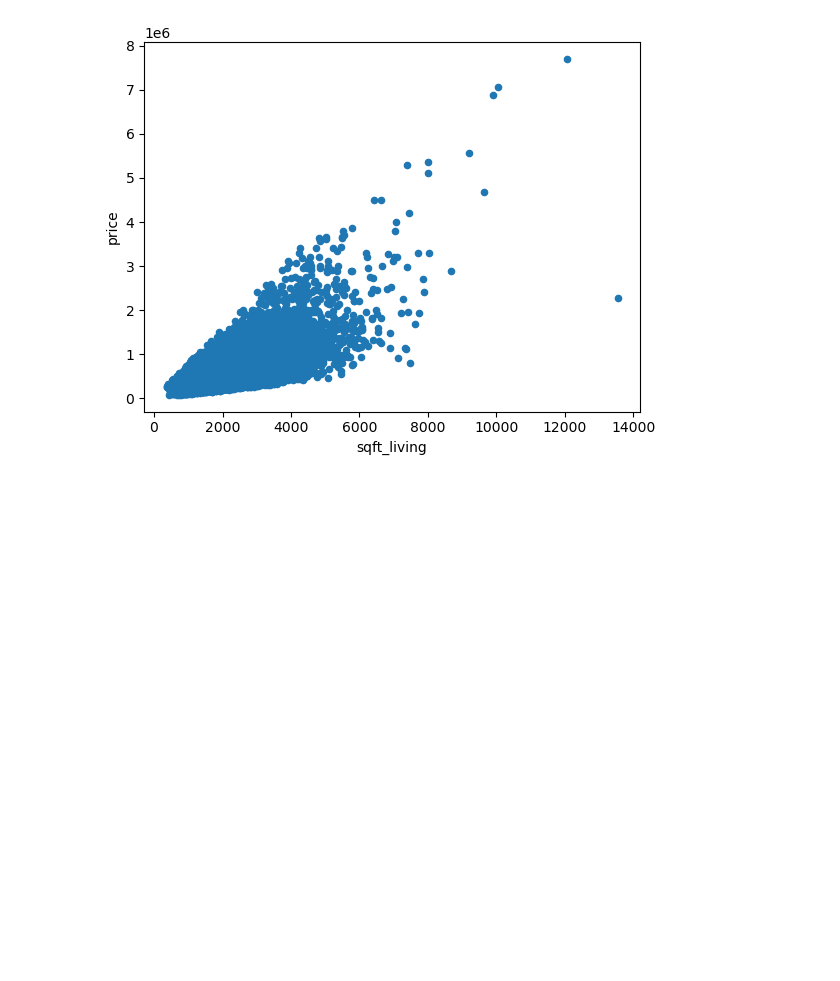
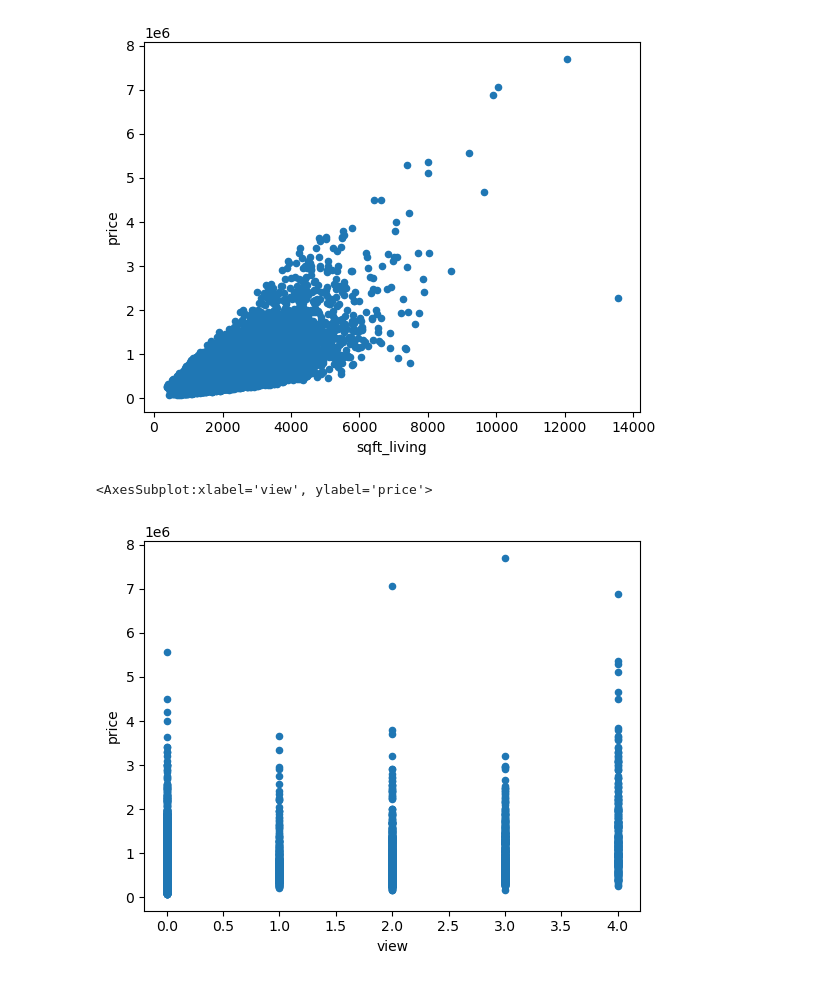
Before and after one commit to jadamin/machine_learning_brief, a Jupyter notebook: annalyse.ipynb, the cells around one changed output. Saved outputs shown, nothing was run; the diff lists cells and outputs as text; code cells hidden in the pictures; blank space fills up the shorter version.

```diff
--- a/annalyse.ipynb
+++ b/annalyse.ipynb
@@ -245,3 +245,8 @@ df.plot.scatter(x="sqft_living",y="price")
 # %% [output]
 <AxesSubplot:xlabel='sqft_living', ylabel='price'>
 [figure]
+# %%
+df.plot.scatter(x="view",y="price")
+# %% [output]
+<AxesSubplot:xlabel='view', ylabel='price'>
+[figure, added]
```
Also changed, not shown: parts of 4 cells of this notebook.
